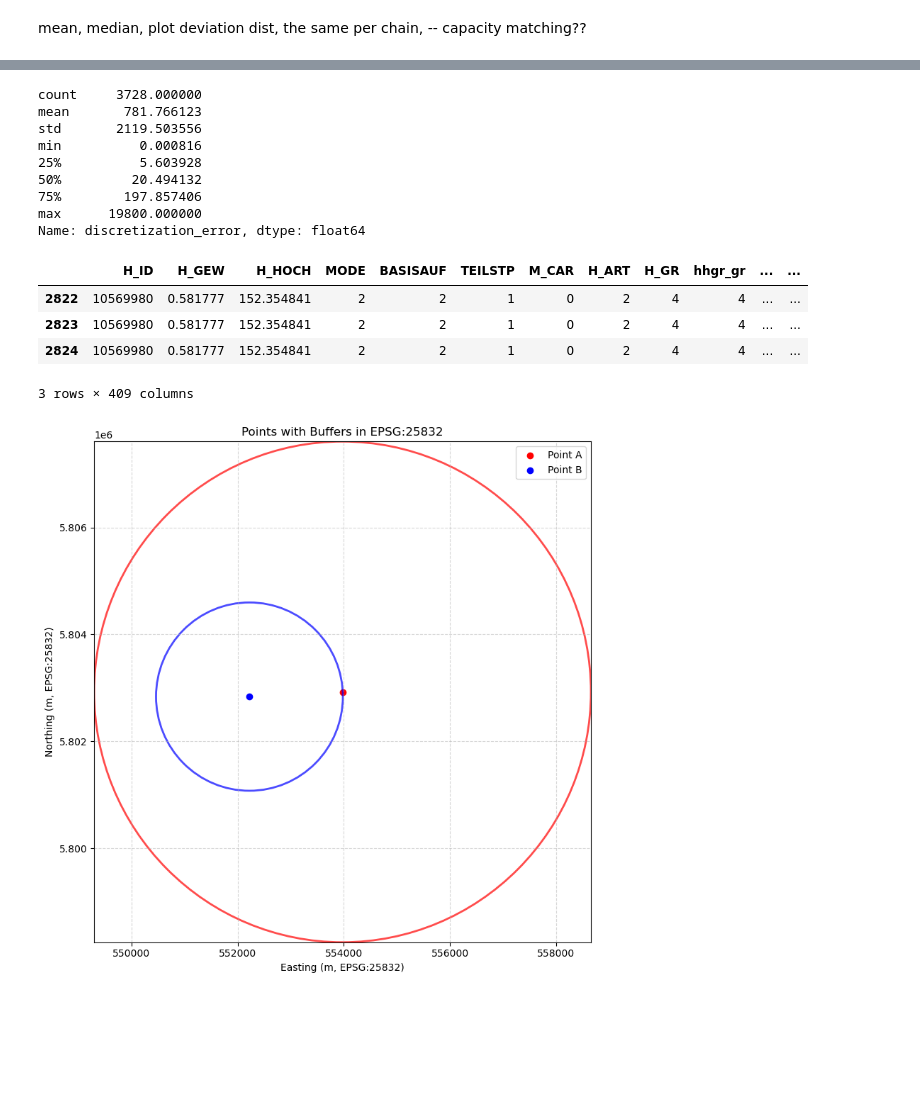
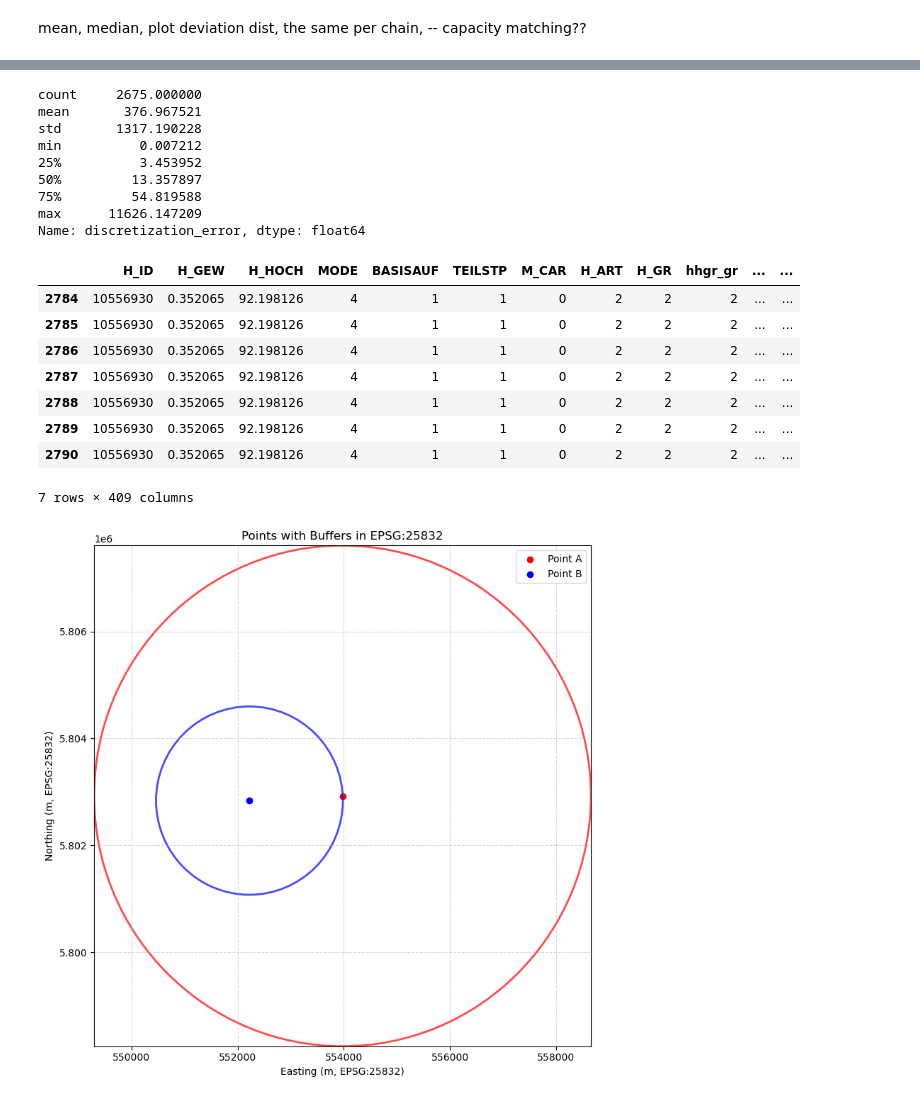
Before and after one commit to TUBS-IVS/MATSimPipeline, a Jupyter notebook: analysis/analysisnb.ipynb, the cells around one changed output, grey strips where cells are left out. Saved outputs shown, nothing was run; the diff lists cells and outputs as text; code cells hidden in the pictures; blank space fills up the shorter version.

```diff
--- a/analysis/analysisnb.ipynb
+++ b/analysis/analysisnb.ipynb
@@ -10,16 +10,18 @@ import matplotlib.pyplot as plt
 
 # First Dataset -> Hoerl
 Data1 = analysis.DataframeAnalysis()
-Data1.load_df_from_csv(r'C:\Users\petre\Documents\GitHub\MATSimPipeline\output\20241213_203958\location_assignment_result_load_main_hoerl_1000iters_1mgoal.csv')
+Data1.load_df_from_csv(r'C:\Users\petre\Documents\GitHub\MATSimPipeline\output\20241220_162604\location_assignment_result_load_intermediate_hoerl.csv')
 Data1.df = Data1.df[Data1.df['to_location'].notna()]
+Data1.df = Data1.df[Data1.df['from_location'].notna()]
 Data1.df['from_location'] = Data1.df['from_location'].apply(h.convert_to_point)
 Data1.df['to_location'] = Data1.df['to_location'].apply(h.convert_to_point)
 Data1.evaluate_distance_deviations_from_df()
 
 # Second Dataset -> Advanced Petre
 Data2 = analysis.DataframeAnalysis()
-Data2.load_df_from_csv(r'C:\Users\petre\Documents\GitHub\MATSimPipeline\output\20241218_231335\location_assignment_result_load_main_advanced_petre_100-branches_20-min-cand-two-leg_10-min-cand-complex.csv')
+Data2.load_df_from_csv(r'C:\Users\petre\Documents\GitHub\MATSimPipeline\output\20241220_162701\location_assignment_result_load_intermediate_advanced_petre_20-branches_20-min-cand-two-leg_10-min-cand-complex.csv')
 Data2.df = Data2.df[Data2.df['to_location'].notna()]
+Data2.df = Data2.df[Data2.df['from_location'].notna()]
 Data2.df['from_location'] = Data2.df['from_location'].apply(h.convert_to_point)
 Data2.df['to_location'] = Data2.df['to_location'].apply(h.convert_to_point)
 Data2.evaluate_distance_deviations_from_df()
@@ -110,27 +118,31 @@ Name: discretization_error, dtype: float64
 # %%
 Data2.df['discretization_error'].describe()
 # %% [output]
-count     3728.000000
-mean       781.766123
-std       2119.503556
-min          0.000816
-25%          5.603928
-50%         20.494132
-75%        197.857406
-max      19800.000000
+count     2675.000000
+mean       376.967521
+std       1317.190228
+min          0.007212
+25%          3.453952
+50%         13.357897
+75%         54.819588
+max      11626.147209
 Name: discretization_error, dtype: float64
 # %%
 # Filter df for a specific person
-person_id = '10569980_12094_10569982'
+person_id = '10556930_12089_10556931'
 person_df1 = Data1.df[Data1.df['unique_person_id'] == person_id]
 person_df2 = Data2.df[Data2.df['unique_person_id'] == person_id]
-person_df2
+person_df1
 # %% [output]
 |  | H_ID | H_GEW | H_HOCH | MODE | BASISAUF | TEILSTP | M_CAR | H_ART | H_GR | hhgr_gr | ... | ... |
-| 2822 | 10569980 | 0.581777 | 152.354841 | 2 | 2 | 1 | 0 | 2 | 4 | 4 | ... | ... |
-| 2823 | 10569980 | 0.581777 | 152.354841 | 2 | 2 | 1 | 0 | 2 | 4 | 4 | ... | ... |
-| 2824 | 10569980 | 0.581777 | 152.354841 | 2 | 2 | 1 | 0 | 2 | 4 | 4 | ... | ... |
+| 2784 | 10556930 | 0.352065 | 92.198126 | 4 | 1 | 1 | 0 | 2 | 2 | 2 | ... | ... |
+| 2785 | 10556930 | 0.352065 | 92.198126 | 4 | 1 | 1 | 0 | 2 | 2 | 2 | ... | ... |
+| 2786 | 10556930 | 0.352065 | 92.198126 | 4 | 1 | 1 | 0 | 2 | 2 | 2 | ... | ... |
+| 2787 | 10556930 | 0.352065 | 92.198126 | 4 | 1 | 1 | 0 | 2 | 2 | 2 | ... | ... |
+| 2788 | 10556930 | 0.352065 | 92.198126 | 4 | 1 | 1 | 0 | 2 | 2 | 2 | ... | ... |
+| 2789 | 10556930 | 0.352065 | 92.198126 | 4 | 1 | 1 | 0 | 2 | 2 | 2 | ... | ... |
+| 2790 | 10556930 | 0.352065 | 92.198126 | 4 | 1 | 1 | 0 | 2 | 2 | 2 | ... | ... |
-3 rows × 409 columns
+7 rows × 409 columns
 # %%
 import matplotlib.pyplot as plt
 from matplotlib.patches import Circle
```
Also changed, not shown: parts of 5 cells of this notebook, 5 other files.
